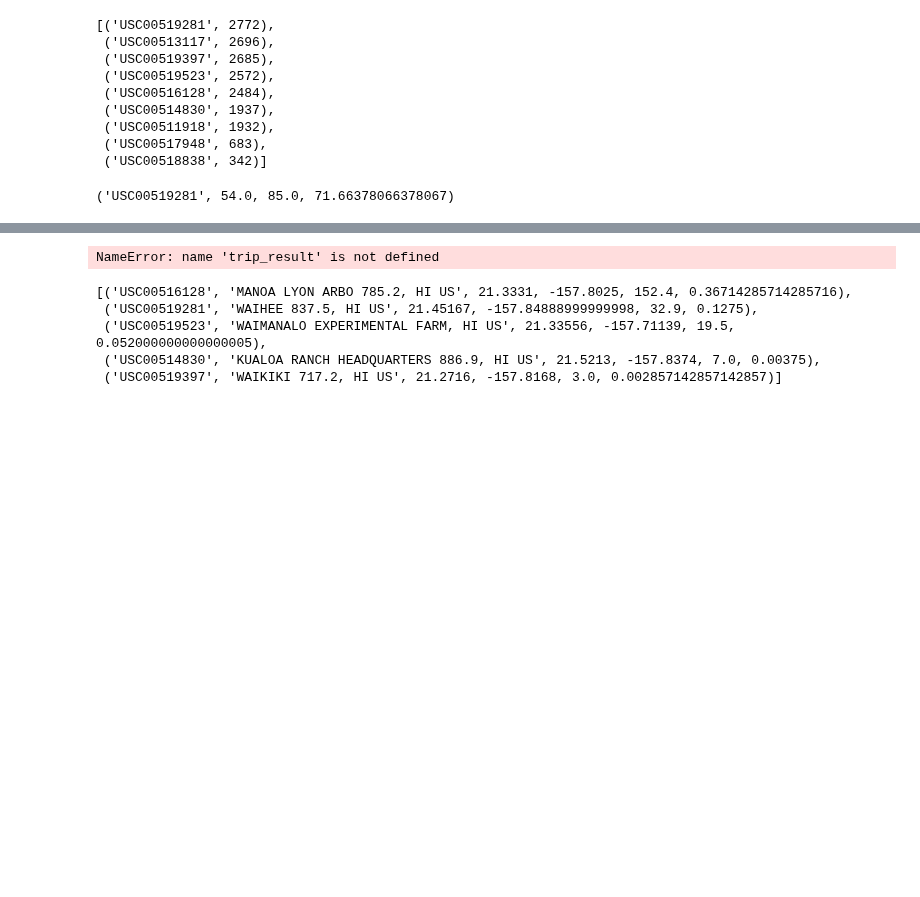
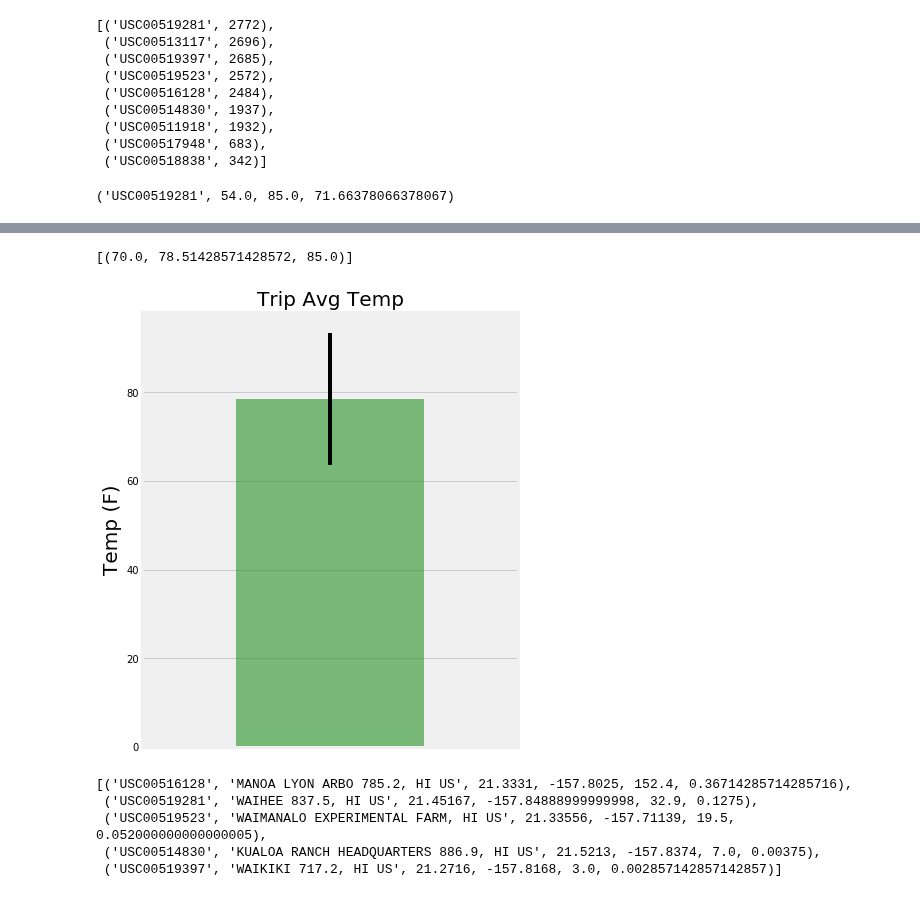
Before and after one commit to anjurupesh/SQLalchemy_Challenge, a Jupyter notebook: climate_starter.ipynb, the cells around one changed output, grey strips where cells are left out. Cells and saved outputs as stored; diff of their text form; code cells hidden in the pictures; blank space fills up the shorter version.

```diff
--- a/climate_starter.ipynb
+++ b/climate_starter.ipynb
@@ -237,8 +237,8 @@ def calc_temps(start_date, end_date):
 
     return session.query(func.min(Measurement.tobs), func.avg(Measurement.tobs), func.max(Measurement.tobs)).\
         filter(Measurement.date >= start_date).filter(Measurement.date <= end_date).\
-        order_by(Measurement.tobs.desc().all()
+        order_by(Measurement.tobs.desc()).all()
 
 # function usage example
-   print(calc_temps('2012-02-28', '2012-03-05'))
+print(calc_temps('2012-02-28', '2012-03-05'))
 # %% [output]
@@ -248,22 +248,24 @@ SyntaxError: invalid syntax (<ipython-input-60-809de27852b5>, line 19)
 # for your trip using the previous year's data for those same dates.
 trip_result = calc_temps('2017-08-15', '2017-08-23')
 trip_result
+# %% [output]
+[(70.0, 78.51428571428572, 85.0)]
 # %%
 # Plot the results from your previous query as a bar chart.
 # Use "Trip Avg Temp" as your Title
 # Use the average temperature for the y value
 # Use the peak-to-peak (tmax-tmin) value as the y error bar (yerr)
 planed_trip_df = pd.DataFrame(trip_result, columns=['Min Temp', 'Avg Temp', 'Max Temp'])
 avg_temp = planed_trip_df['Avg Temp']
 min_max_temp = planed_trip_df.iloc[0]['Max Temp'] - planed_trip_df.iloc[0]['Min Temp']
-avg_temp.plot(kind='bar', yerr=min_max_temp, figsize=(6,8), alpha=0.5, color='coral')
+avg_temp.plot(kind='bar', yerr=min_max_temp, figsize=(6,8), alpha=0.5, color='green')
 plt.title("Trip Avg Temp", fontsize=20)
 plt.ylabel("Temp (F)")
 plt.xticks([])
 
 plt.show()
 # %% [output]
-NameError: name 'trip_result' is not defined
+[figure, added]
 # %%
 prcptrip_query = engine.execute('SELECT measurement.station, name, latitude, longitude, elevation, AVG(prcp) FROM measurement \
 LEFT JOIN station ON measurement.station = station.station \
```
Also changed, not shown: parts of 4 cells of this notebook, 2 other files.
